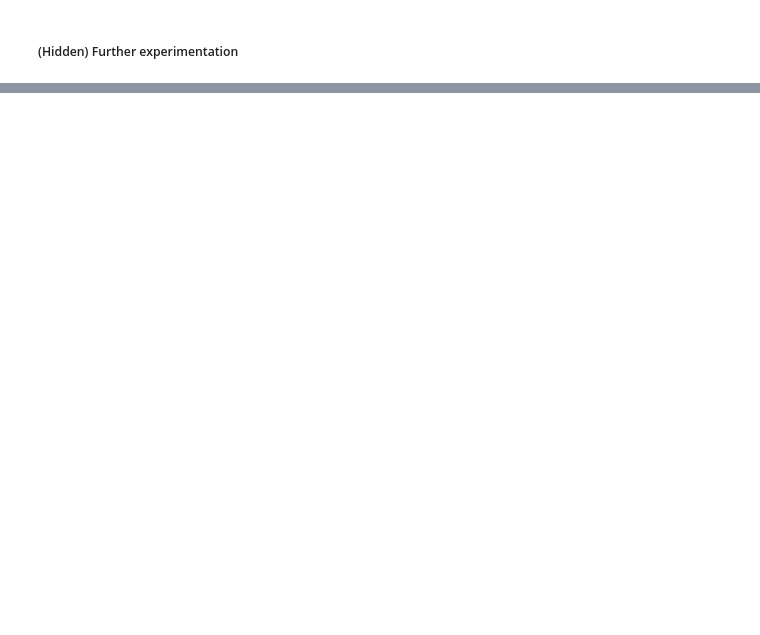
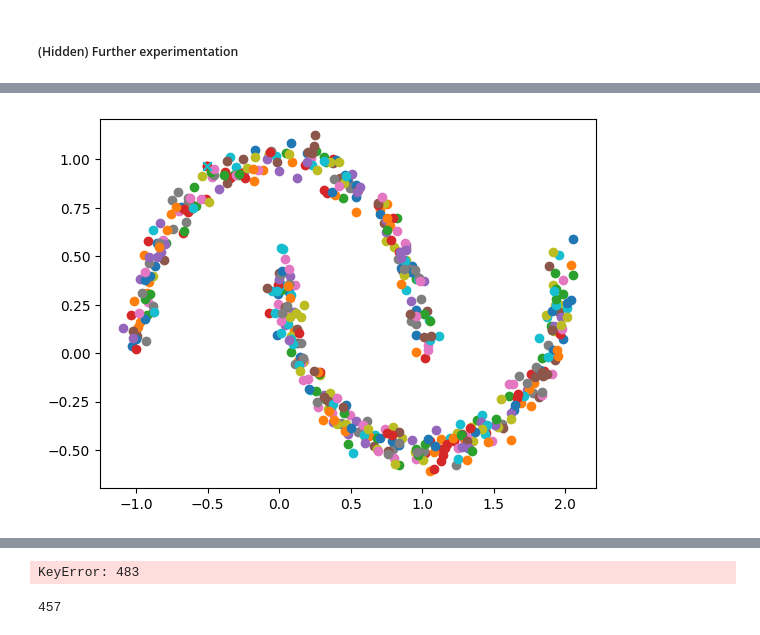
Before and after one commit to aeirya/algorithms-playground, a Jupyter notebook: ml/CURE_algorithm.ipynb, the cells around one changed output, grey strips where cells are left out. Drawn from its saved outputs; the diff is of its cells as text; code cells hidden in the pictures; blank space fills up the shorter version.

```diff
--- a/ml/CURE_algorithm.ipynb
+++ b/ml/CURE_algorithm.ipynb
@@ -178,0 +277,72 @@ def _testing_cure_for_iterations():
+# %%
+C, id = init_clusters()
+
+def merge(i, j):
+    print('merging with ', j)
+    C[i].merge(C[j])
+    C.pop(j)
+
+    id, dist = find_closest_cluster(C[i], C)
+    if (not (id in C.keys())) or id == i:
+        C[i].set_closest(None, np.inf)
+        print("A")
+        return True
+    elif id == j:
+        print("HUSTON!")
+        return True
+    else:
+        print("B")
+        C[i].set_closest(id, dist)
+
+    # if not (C[i].closest in C.keys()):
+    #     print("A")
+    #     C[i].set_closest(None, np.inf)
+
+    # if not C[i].closest:
+    #     print("B")
+    #     id, dist = find_closest_cluster(C[i], C)
+
+    #     if id != i:
+    #         print("NEAR: ", id)
+    #         C[i].set_closest(id, dist)
+    #     else:
+    #         return True
+    #         raise Exception("DAMN")
+    #         print("O_O")
+
+current = id
+nearest = C[id].closest
+
+print(C[id].closest_dist)
+
+cc = []
+c = C[current]
+
+print('Current: ', current)
+
+for id in range(201):
+    res = merge(current, nearest)
+    if res:
+        break
+    nearest = c.closest
+
+    if id % 50 == 0:
+        print(c.closest_dist)
+
+        values = list(C.values())
+        cc.append(values)
+
+        for c in values:
+            scatter(c.x)
+
+        scatter(C[current].rep, marker='x')
+        plt.show()
+
+# _, axs = plt.subplots(5, 1)
+
+# for clist in cc:
+#     for c in clist:
+#         scatter(c.x)
+#     scatter(C[current].rep, marker='x')
+#     plt.show()
+# %% [output]
@@ -178,0 +357 @@ def _testing_cure_for_iterations():
+[figure, added]
@@ -178,0 +369 @@ def _testing_cure_for_iterations():
+KeyError: 483
@@ -178,0 +372,4 @@ def _testing_cure_for_iterations():
+# %%
+C[current].closest
+# %% [output]
+457
```
Also changed, not shown: parts of 28 cells of this notebook.
